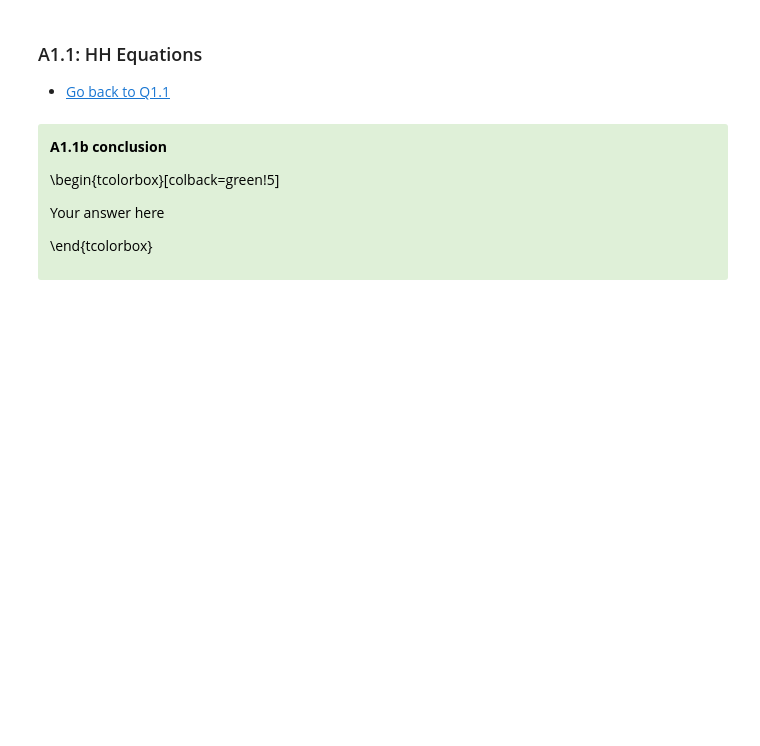
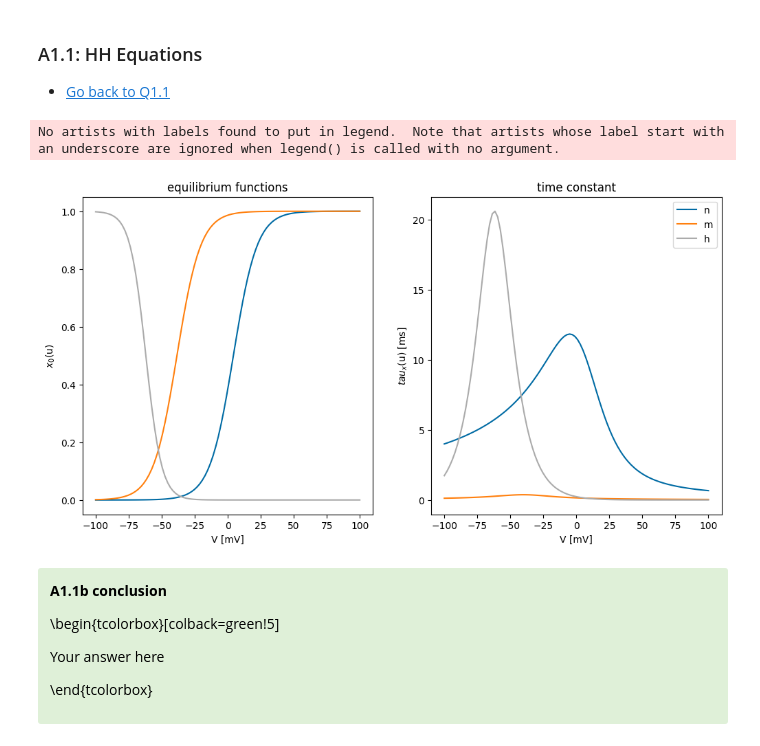
Before and after one commit to RobbeDeMuynck/CN_practicals, a Jupyter notebook: Module 1/Module1_Ex1_XX.ipynb, the cells around one changed output. Saved outputs shown, nothing was run; the diff lists cells and outputs as text; code cells hidden in the pictures; blank space fills up the shorter version.

```diff
--- a/Module 1/Module1_Ex1_XX.ipynb
+++ b/Module 1/Module1_Ex1_XX.ipynb
@@ -321,21 +273,45 @@ def HH_model(T, I_input, dt):
 # %%
 # A1.1b Plot your graph below
 
 # Hint: the first graph plots rate constants (n, m and h in function of membrane voltage)
 # Hint: the second graph plots the voltage dependent time constants (tau_n, tau_m and tau_h in function of membrane voltage)
 
 # What is your conclusion?
 
 ##############################
 ##   A1.1b plots   ##
 ##############################
+V = np.linspace(-100,100,100)
+
+fig, ax = plt.subplots(1,2, figsize=(12,6))
+ax[0].plot(V, x_0(gating_variable_n(V)),label='n')
+ax[0].plot(V, x_0(gating_variable_m(V)),label='m')
+ax[0].plot(V, x_0(gating_variable_h(V)),label='h')
+plt.legend()
+ax[0].set_title('equilibrium functions')
+ax[0].set_xlabel('V [mV]')
+ax[0].set_ylabel('$x_0$(u)')
+
+ax[1].plot(V, tau_x(gating_variable_n(V)), label='n')
+ax[1].plot(V, tau_x(gating_variable_m(V)), label='m')
+ax[1].plot(V, tau_x(gating_variable_h(V)), label='h')
+plt.legend()
+ax[1].set_title('time constant')
+ax[1].set_xlabel('V [mV]')
+ax[1].set_ylabel('$tau_x$(u) [ms]')
+plt.show()
+
+
 
 
 #########################
 ##   A1.1b conclusion   ##
 #########################
 
 # Answer in green box below
+# %% [output]
+No artists with labels found to put in legend.  Note that artists whose label start with an underscore are ignored when legend() is called with no argument.
+[figure, added]
 # %% [markdown]
 <div class="alert alert-success">
 <span style="color:black">
```
Also changed, not shown: parts of 14 cells of this notebook.
